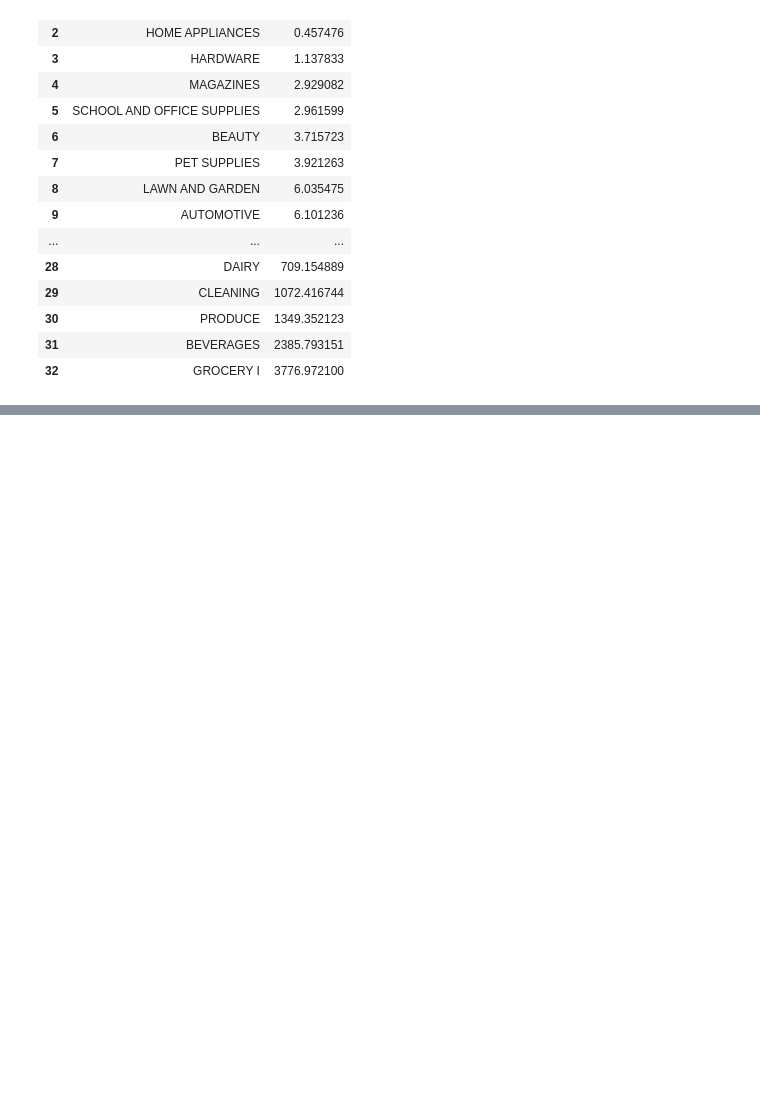
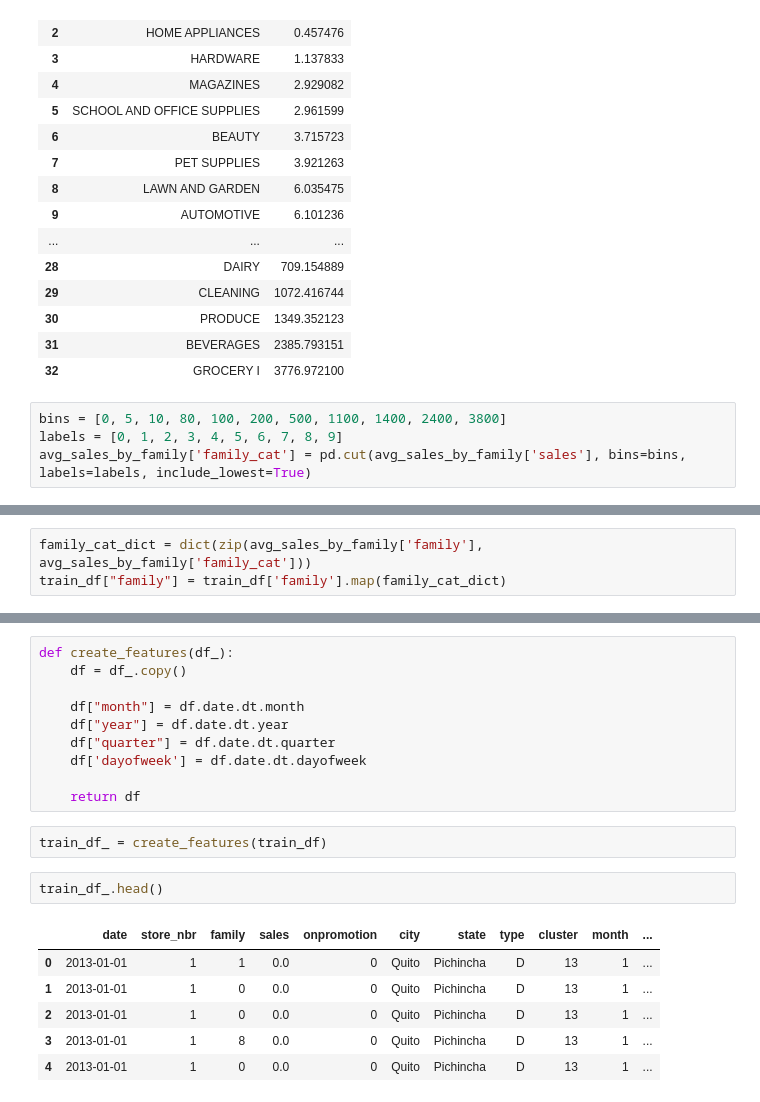
Before and after one commit to mtkrahling/-kaggle_projects, a Jupyter notebook: sales-forecasting_v1_inprog.ipynb, the cells around one changed output, grey strips where cells are left out. Cells and saved outputs as stored; diff of their text form; blank space fills up the shorter version.

```diff
--- a/sales-forecasting_v1_inprog.ipynb
+++ b/sales-forecasting_v1_inprog.ipynb
@@ -262,3 +232,7 @@ avg_sales_by_family
 | 30 | PRODUCE | 1349.352123 |
 | 31 | BEVERAGES | 2385.793151 |
 | 32 | GROCERY I | 3776.972100 |
+# %%
+bins = [0, 5, 10, 80, 100, 200, 500, 1100, 1400, 2400, 3800]
+labels = [0, 1, 2, 3, 4, 5, 6, 7, 8, 9]
+avg_sales_by_family['family_cat'] = pd.cut(avg_sales_by_family['sales'], bins=bins, labels=labels, include_lowest=True)
@@ -264,0 +259,3 @@ avg_sales_by_family
+# %%
+family_cat_dict = dict(zip(avg_sales_by_family['family'], avg_sales_by_family['family_cat']))
+train_df["family"] = train_df['family'].map(family_cat_dict)
@@ -264,0 +281,21 @@ avg_sales_by_family
+# %%
+def create_features(df_):
+    df = df_.copy()
+
+    df["month"] = df.date.dt.month
+    df["year"] = df.date.dt.year
+    df["quarter"] = df.date.dt.quarter
+    df['dayofweek'] = df.date.dt.dayofweek
+
+    return df
+# %%
+train_df_ = create_features(train_df)
+# %%
+train_df_.head()
+# %% [output]
+|  | date | store_nbr | family | sales | onpromotion | city | state | type | cluster | month | ... |
+| 0 | 2013-01-01 | 1 | 1 | 0.0 | 0 | Quito | Pichincha | D | 13 | 1 | ... |
+| 1 | 2013-01-01 | 1 | 0 | 0.0 | 0 | Quito | Pichincha | D | 13 | 1 | ... |
+| 2 | 2013-01-01 | 1 | 0 | 0.0 | 0 | Quito | Pichincha | D | 13 | 1 | ... |
+| 3 | 2013-01-01 | 1 | 8 | 0.0 | 0 | Quito | Pichincha | D | 13 | 1 | ... |
+| 4 | 2013-01-01 | 1 | 0 | 0.0 | 0 | Quito | Pichincha | D | 13 | 1 | ... |
```
Also changed, not shown: parts of 11 cells of this notebook.
